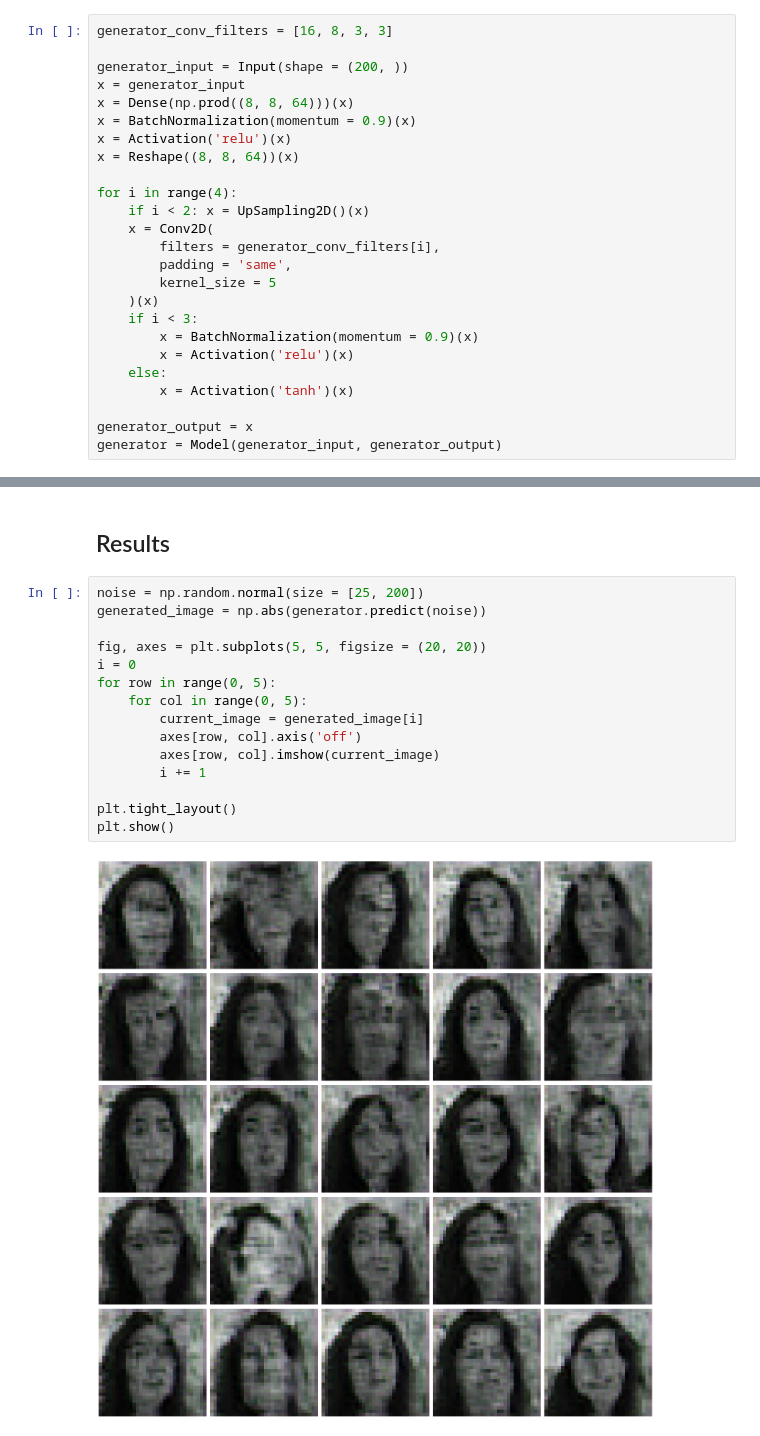
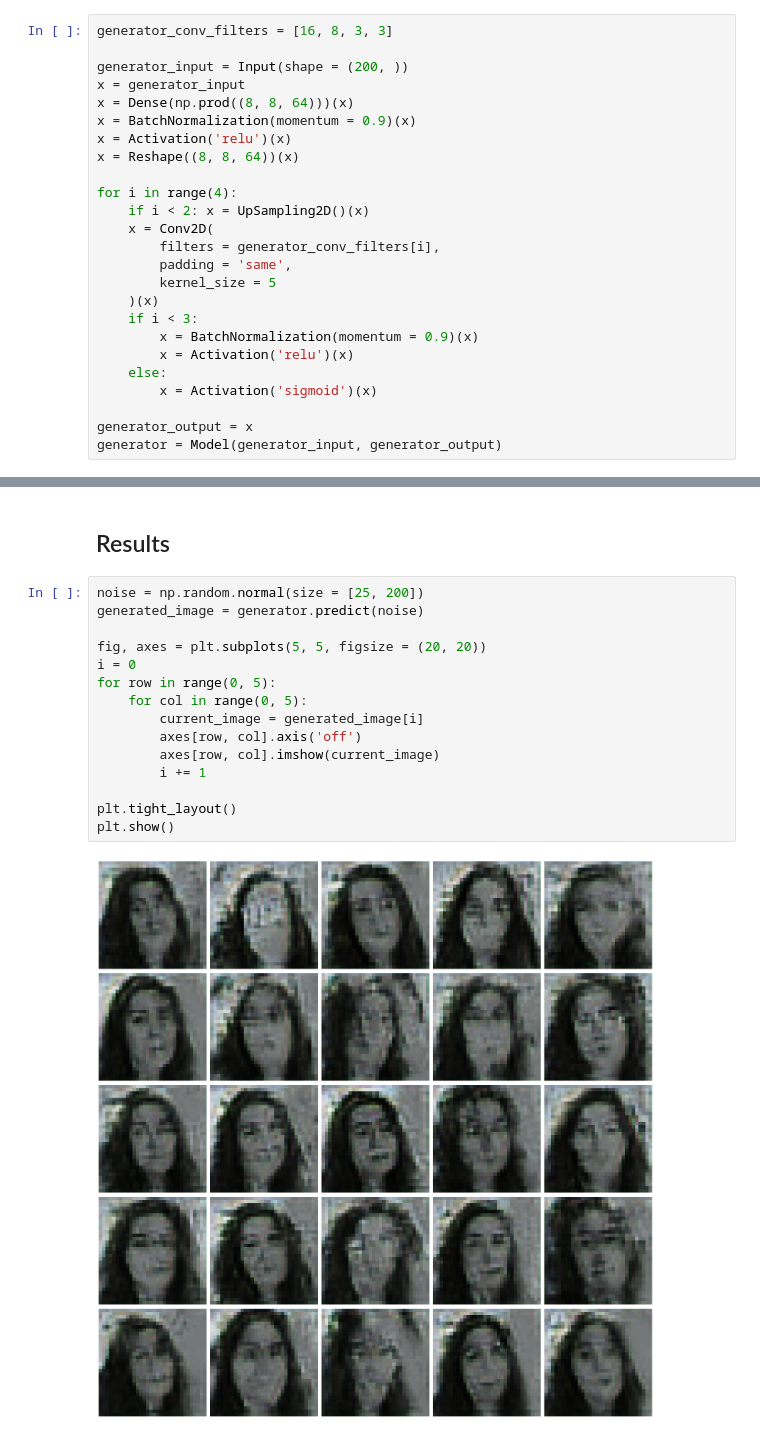
Before and after one commit to xnell90/Data-Science-and-Machine-Learning-Notes, a Jupyter notebook: Generating Faces/Generating Faces using a Generative Adversarial Network/Generating Faces Using a Generative Adversarial Network.ipynb, the cells around one changed output, grey strips where cells are left out. Cells and saved outputs as stored; diff of their text form.

Commit message:
Updated Generator output

```diff
--- a/Generating Faces/Generating Faces using a Generative Adversarial Network/Generating Faces Using a Generative Adversarial Network.ipynb
+++ b/Generating Faces/Generating Faces using a Generative Adversarial Network/Generating Faces Using a Generative Adversarial Network.ipynb
@@ -64,7 +63,7 @@ for i in range(4):
         x = BatchNormalization(momentum = 0.9)(x)
         x = Activation('relu')(x)
     else:
-        x = Activation('tanh')(x)
+        x = Activation('sigmoid')(x)
 
 generator_output = x
 generator = Model(generator_input, generator_output)
@@ -143,18 +142,18 @@ for epoch in tqdm(range(epochs)):
 ## Results
 # %%
 noise = np.random.normal(size = [25, 200])
-generated_image = np.abs(generator.predict(noise))
+generated_image = generator.predict(noise)
 
 fig, axes = plt.subplots(5, 5, figsize = (20, 20))
 i = 0
 for row in range(0, 5):
     for col in range(0, 5):
         current_image = generated_image[i]
         axes[row, col].axis('off')
         axes[row, col].imshow(current_image)
         i += 1
 
 plt.tight_layout()
 plt.show()
 # %% [output]
-[figure, old version]
+[figure, new version]
```
Also changed, not shown: parts of 2 cells of this notebook, 3 other files.
